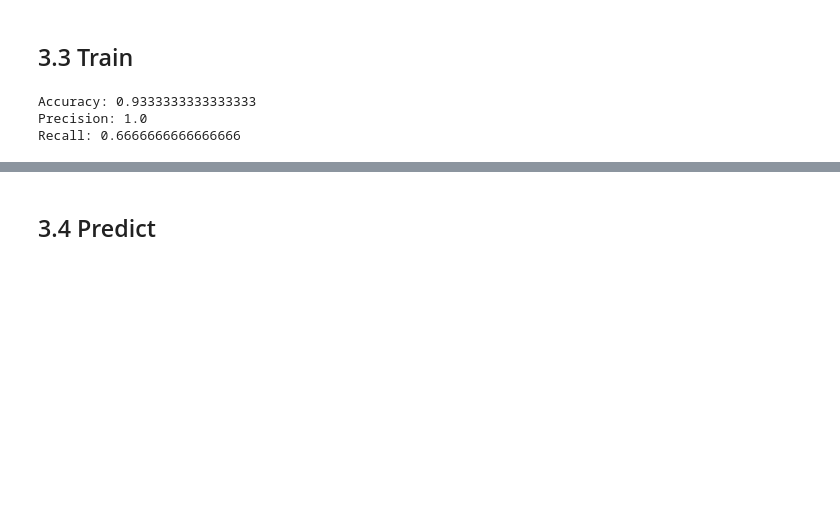
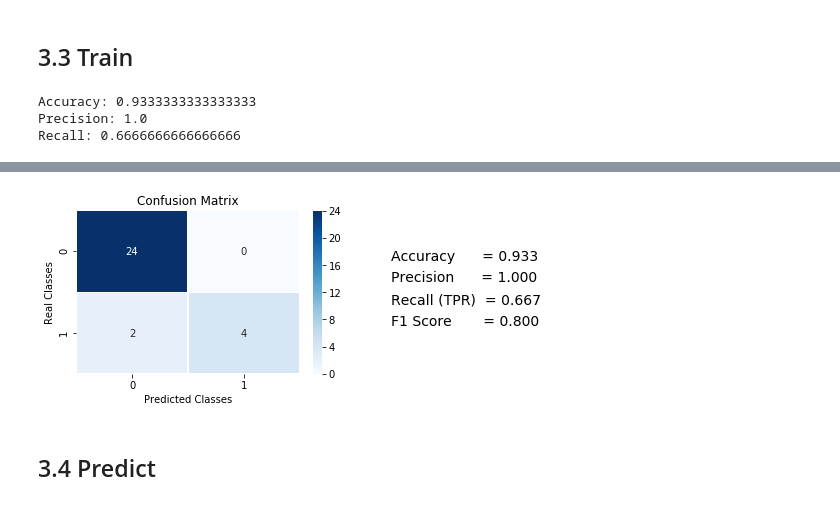
Before and after one commit to msreis/Multiresolution-nuclear-protein-classifier, a Jupyter notebook: src/create_train_nb.ipynb, the cells around one changed output, grey strips where cells are left out. Cells and saved outputs as stored; diff of their text form; code cells hidden in the pictures; blank space fills up the shorter version.

Commit message:
update notebook with confusion matrix

```diff
--- a/src/create_train_nb.ipynb
+++ b/src/create_train_nb.ipynb
@@ -235,6 +235,43 @@ df_model
 | 27 | 1.0 | 1.0 |
 | 28 | 0.0 | 0.0 |
 | 29 | 0.0 | 0.0 |
+# %%
+# Cria funcao para plotar a matriz de confusao
+def PlotCM(y_test, pred):
+
+    from sklearn.metrics import confusion_matrix, classification_report
+    import seaborn as sns
+    import matplotlib.pyplot as plt
+
+    # Cria CM e CM normalizada
+    cm_matrix = confusion_matrix(y_test, pred)
+    cm_matrix_norm = cm_matrix / cm_matrix.astype(np.float).sum(axis=1)
+
+    # Plota CM
+    fig, ax = plt.subplots(figsize=(5,3))
+
+    sns.heatmap(cm_matrix, cmap=plt.cm.Blues, linewidths=0.5, annot=True, fmt='g', ax=ax)
+    plt.title('Confusion Matrix')
+    plt.ylabel('Real Classes')
+    plt.xlabel('Predicted Classes')
+
+    TP = cm_matrix[1,1]
+    FN = cm_matrix[1,0]
+    FP = cm_matrix[0,1]
+    TN = cm_matrix[0,0]
+    T = TP+FN+FP+TN
+
+    fig.text(1,0.65,'Accuracy      = {:.3f}'.format((TP+TN)/T), fontsize=14)
+    fig.text(1,0.55,'Precision      = {:.3f}'.format(TP/(TP+FP)), fontsize=14)
+    fig.text(1,0.45,'Recall (TPR)  = {:.3f}'.format(TP/(TP+FN)), fontsize=14)
+    fig.text(1,0.35,'F1 Score       = {:.3f}'.format(2*TP/(2*TP+FP+FN)), fontsize=14)
+
+    plt.show()
+
+
+PlotCM(df_model.true, df_model.pred)
+# %% [output]
+[figure, added]
 # %% [markdown]
 ## 3.4 Predict
 # %%
```
Also changed, not shown: parts of 1 cell of this notebook.
